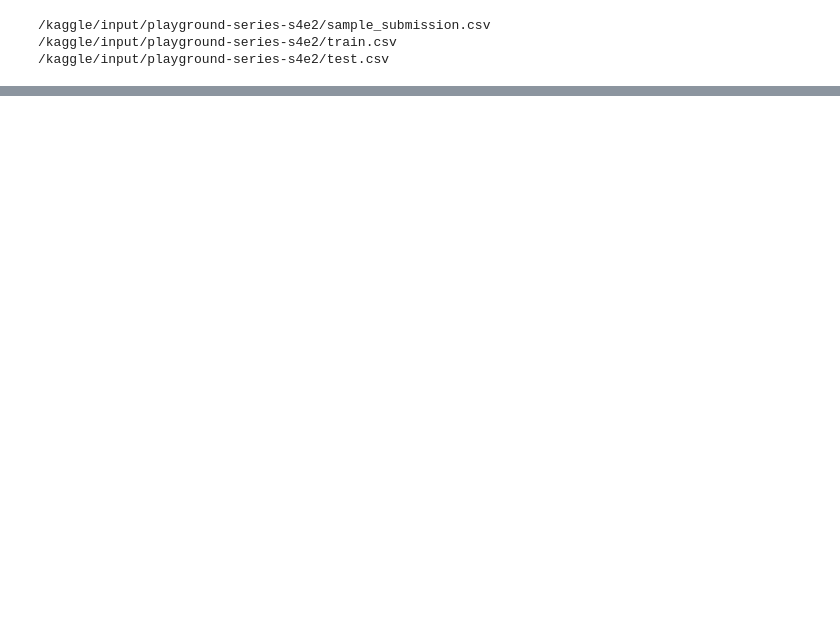
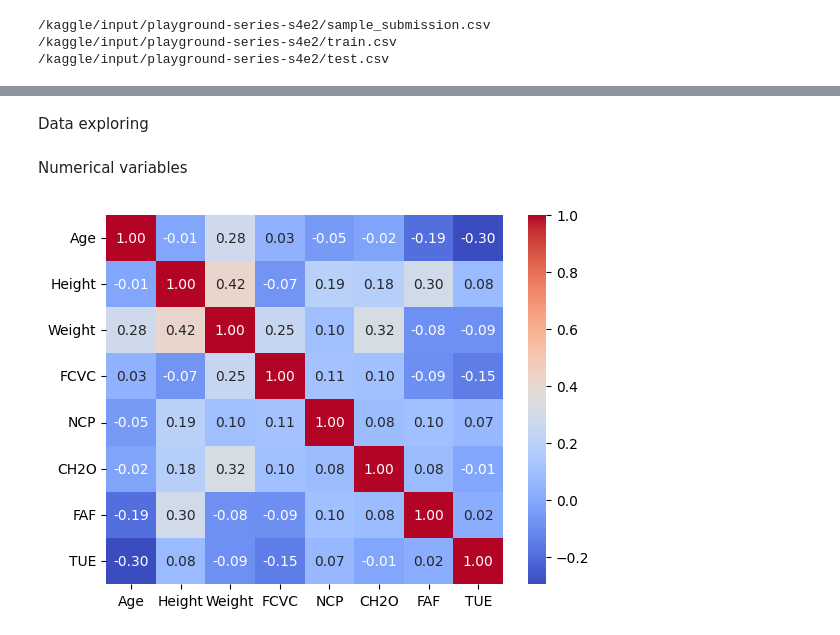
Before and after one commit to Szymqn/KaggleCompetitions, a Jupyter notebook: multi-class-prediction-of-obesity-risk.ipynb, the cells around one changed output, grey strips where cells are left out. Drawn from its saved outputs; the diff is of its cells as text; code cells hidden in the pictures; blank space fills up the shorter version.

Commit message:
Kaggle Notebook | Multi-Class Prediction of Obesity Risk | Added data exploring

```diff
--- a/multi-class-prediction-of-obesity-risk.ipynb
+++ b/multi-class-prediction-of-obesity-risk.ipynb
@@ -26,0 +38,5 @@ train_df.head()
+# %%
+train_df = train_df.fillna(np.nan)
+
+missing_value_count = train_df.isnull().sum()
+print(missing_value_count)
@@ -26,0 +75,8 @@ train_df.head()
+# %% [markdown]
+Data exploring
+# %% [markdown]
+Numerical variables
+# %%
+g = sns.heatmap(train_df[['Age', 'Height', 'Weight', 'FCVC', 'NCP', 'CH2O', 'FAF', 'TUE']].corr(), annot=True, fmt=".2f", cmap="coolwarm")
+# %% [output]
+[figure, added]
```
Also changed, not shown: parts of 12 cells of this notebook.
